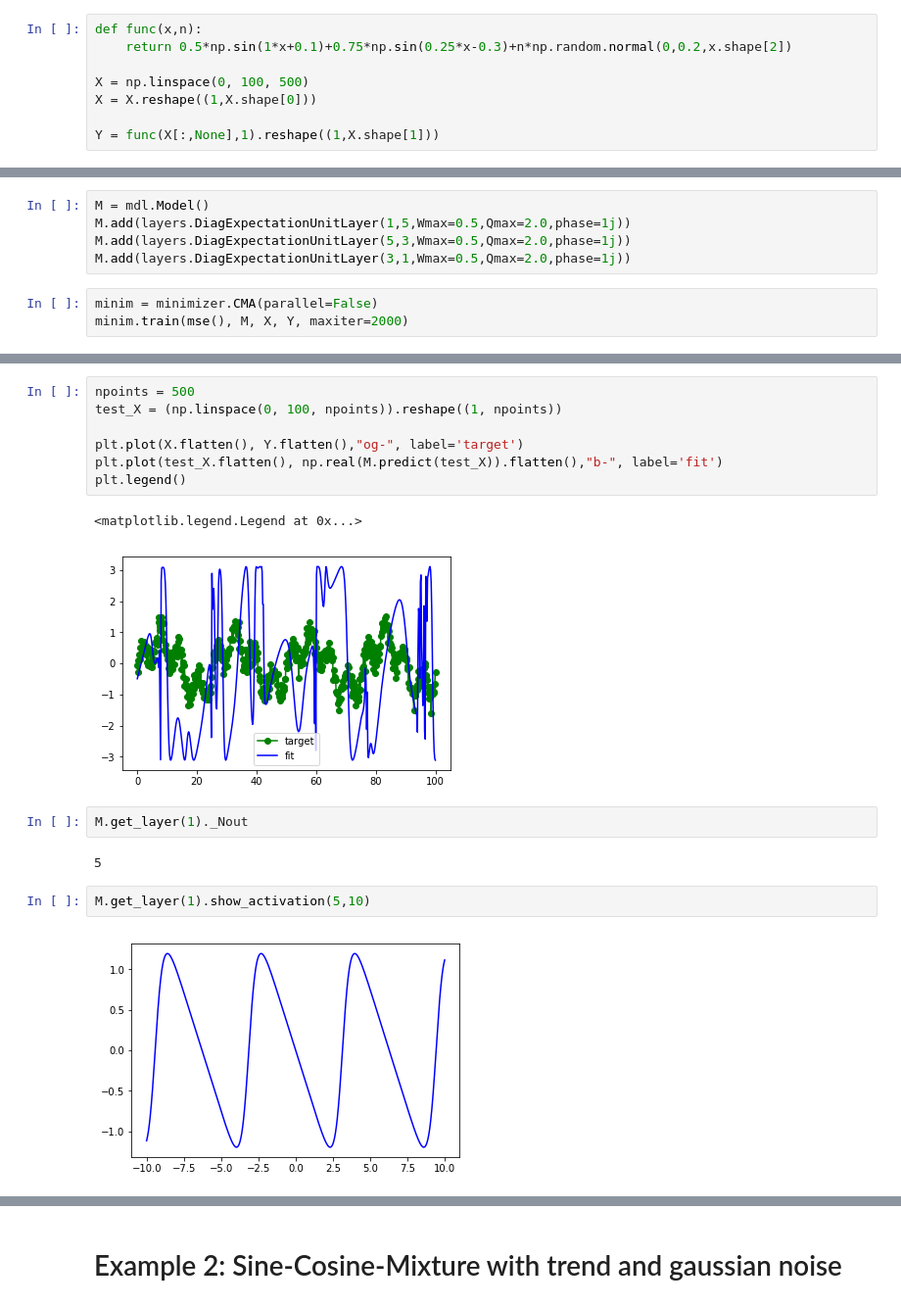
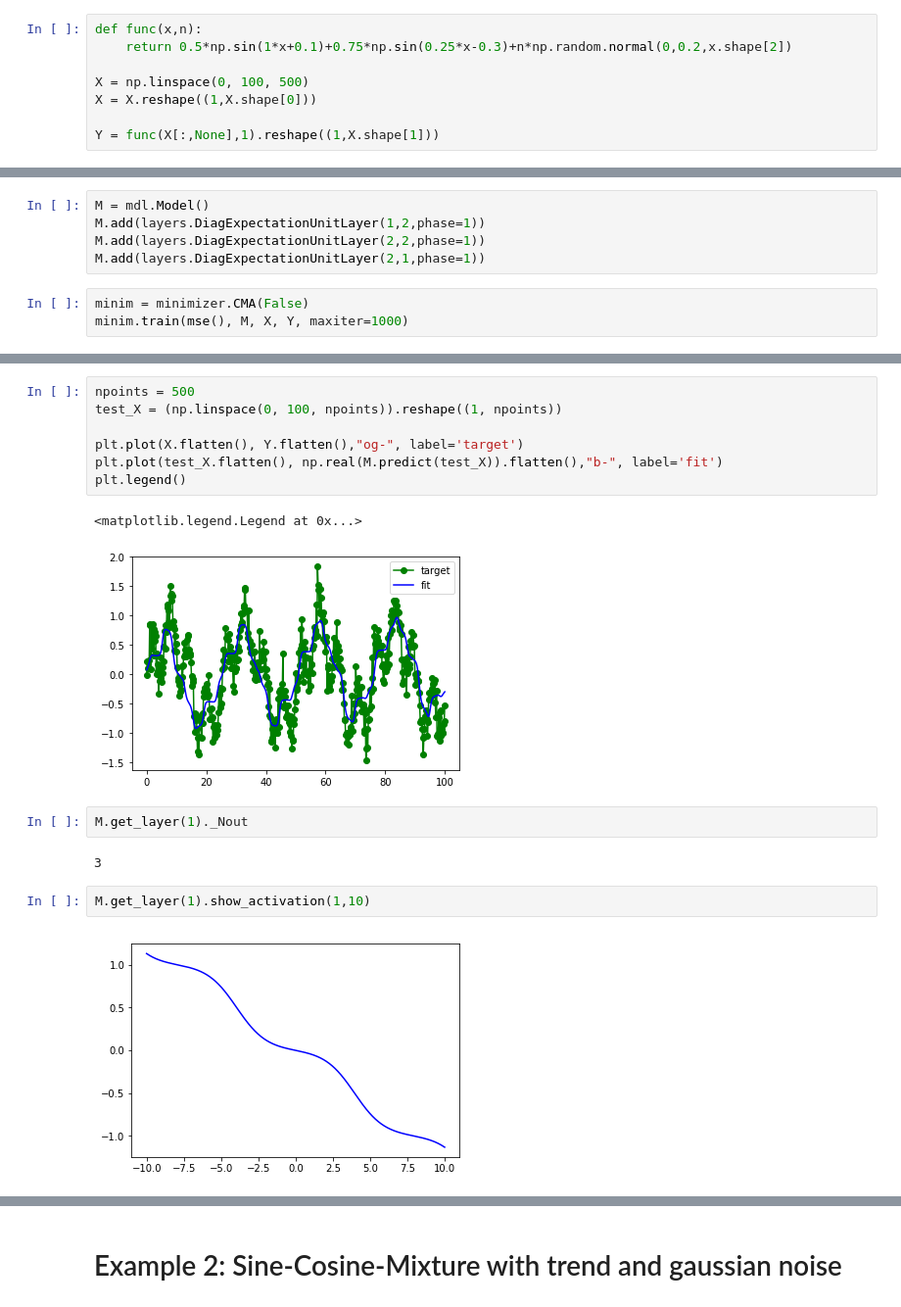
Before and after one commit to RiemannAI/openRT, a Jupyter notebook: examples/ExpectationModel_tests.ipynb, the cells around one changed output, grey strips where cells are left out. Shown at 98% size. Saved outputs shown, nothing was run; the diff lists cells and outputs as text.

```diff
--- a/examples/ExpectationModel_tests.ipynb
+++ b/examples/ExpectationModel_tests.ipynb
@@ -55,10 +52,10 @@ plt.plot(X.flatten(), Y.flatten(),"ob-")
 # %%
 M = mdl.Model()
-M.add(layers.DiagExpectationUnitLayer(1,5,Wmax=0.5,Qmax=2.0,phase=1j))
-M.add(layers.DiagExpectationUnitLayer(5,3,Wmax=0.5,Qmax=2.0,phase=1j))
-M.add(layers.DiagExpectationUnitLayer(3,1,Wmax=0.5,Qmax=2.0,phase=1j))
+M.add(layers.DiagExpectationUnitLayer(1,2,phase=1))
+M.add(layers.DiagExpectationUnitLayer(2,2,phase=1))
+M.add(layers.DiagExpectationUnitLayer(2,1,phase=1))
 # %%
-minim = minimizer.CMA(parallel=False)
-minim.train(mse(), M, X, Y, maxiter=2000)
+minim = minimizer.CMA(False)
+minim.train(mse(), M, X, Y, maxiter=1000)
 # %% [output]
 CMA on 1 cpu(s) enabled
@@ -95,15 +88,15 @@ plt.plot(test_X.flatten(), np.real(M.predict(test_X)).flatten(),"b-", label='fit
 plt.legend()
 # %% [output]
 <matplotlib.legend.Legend at 0x...>
-[figure, old version]
+[figure, new version]
 # %%
 M.get_layer(1)._Nout
 # %% [output]
-5
+3
 # %%
-M.get_layer(1).show_activation(5,10)
+M.get_layer(1).show_activation(1,10)
 # %% [output]
-[figure, old version]
+[figure, new version]
 # %%
 M = mdl.Model()
 
```
Also changed, not shown: parts of 10 cells of this notebook, 3 other files.
